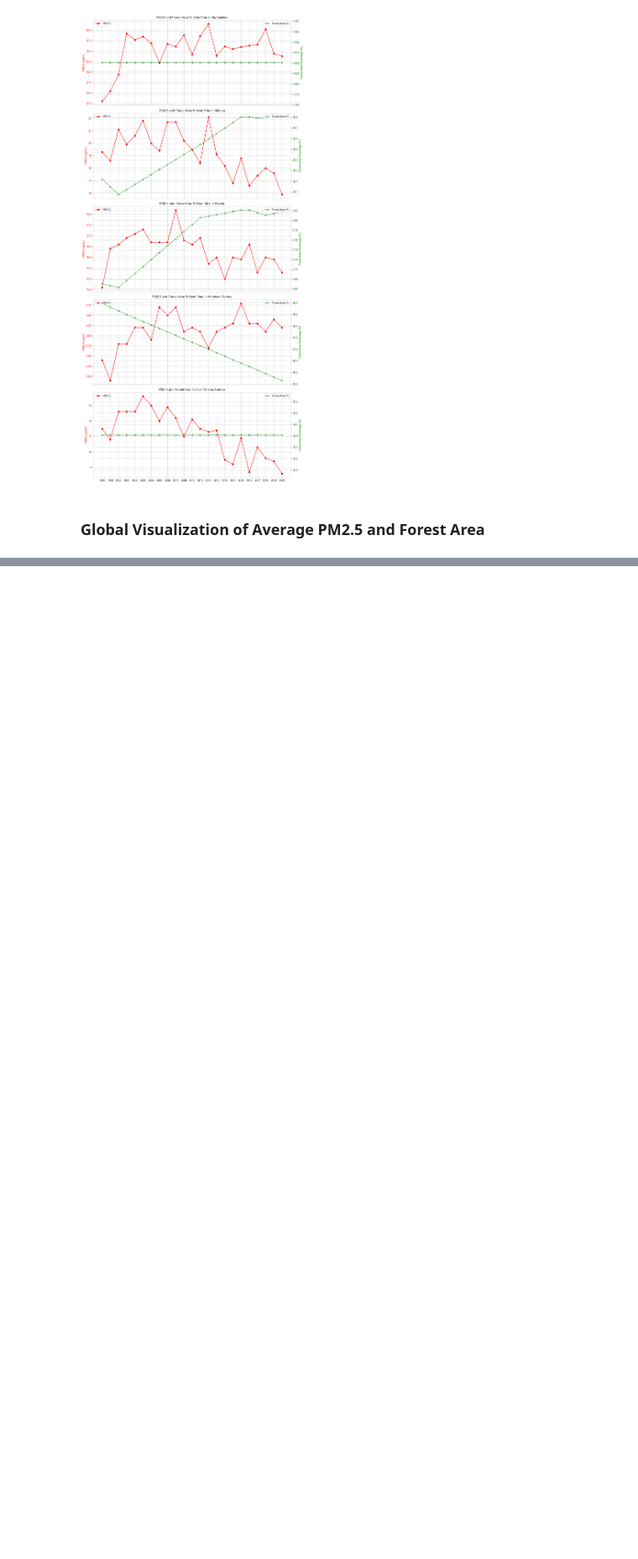
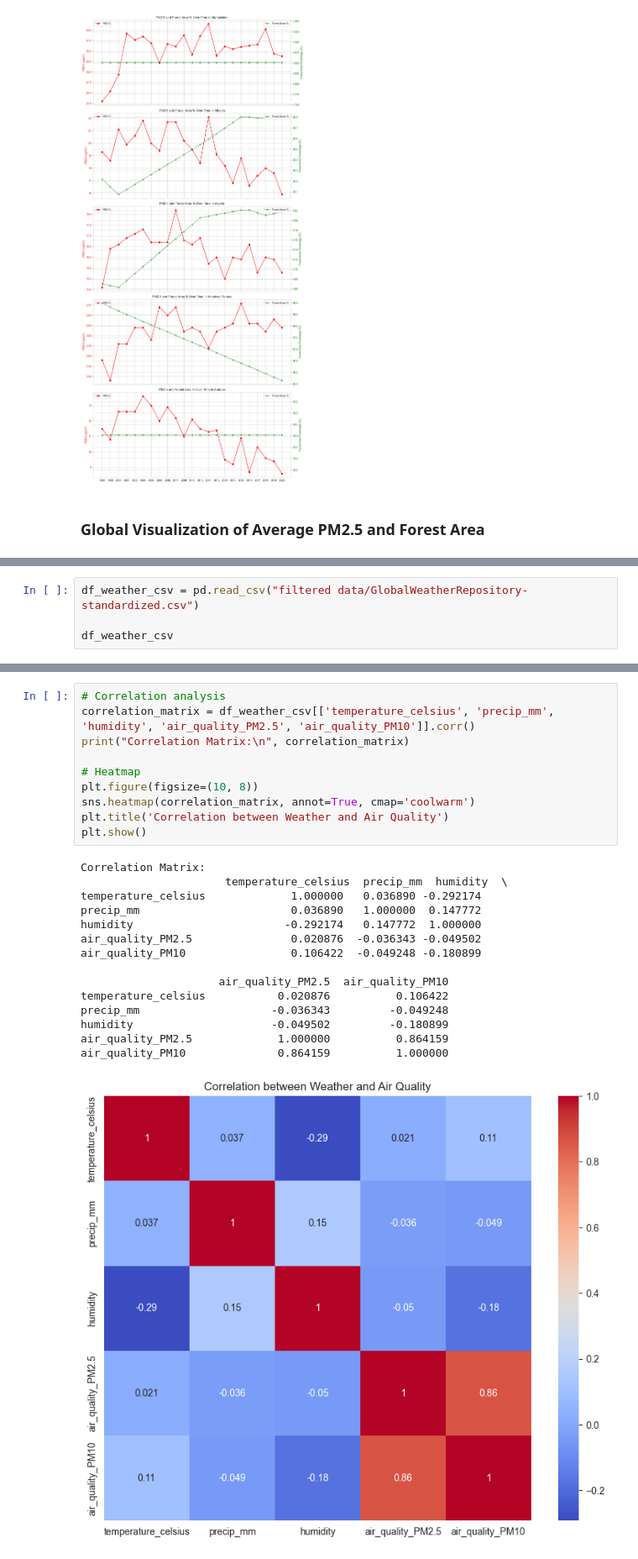
Before and after one commit to iceyubing/ipai25, a Jupyter notebook: Data_Analysis.ipynb, the cells around one changed output, grey strips where cells are left out. Shown at 84% size. Saved outputs shown, nothing was run; the diff lists cells and outputs as text; blank space fills up the shorter version.

```diff
--- a/Data_Analysis.ipynb
+++ b/Data_Analysis.ipynb
@@ -579,0 +730,4 @@ else:
+# %%
+df_weather_csv = pd.read_csv("filtered data/GlobalWeatherRepository-standardized.csv")
+
+df_weather_csv
@@ -579,0 +748,26 @@ else:
+# %%
+# Correlation analysis
+correlation_matrix = df_weather_csv[['temperature_celsius', 'precip_mm', 'humidity', 'air_quality_PM2.5', 'air_quality_PM10']].corr()
+print("Correlation Matrix:\n", correlation_matrix)
+
+# Heatmap
+plt.figure(figsize=(10, 8))
+sns.heatmap(correlation_matrix, annot=True, cmap='coolwarm')
+plt.title('Correlation between Weather and Air Quality')
+plt.show()
+# %% [output]
+Correlation Matrix:
+                      temperature_celsius  precip_mm  humidity  \
+temperature_celsius             1.000000   0.036890 -0.292174
+precip_mm                       0.036890   1.000000  0.147772
+humidity                       -0.292174   0.147772  1.000000
+air_quality_PM2.5               0.020876  -0.036343 -0.049502
+air_quality_PM10                0.106422  -0.049248 -0.180899
+
+                     air_quality_PM2.5  air_quality_PM10
+temperature_celsius           0.020876          0.106422
+precip_mm                    -0.036343         -0.049248
+humidity                     -0.049502         -0.180899
+air_quality_PM2.5             1.000000          0.864159
+air_quality_PM10              0.864159          1.000000
+[figure, added]
```
Also changed, not shown: parts of 16 cells of this notebook, 2 other files.
